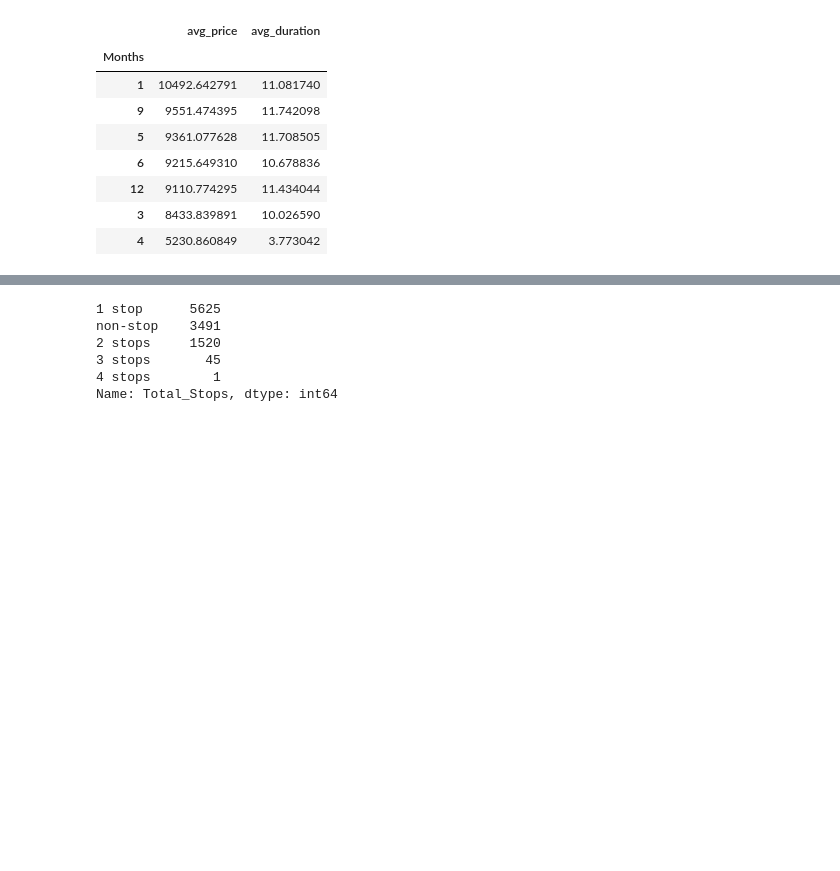
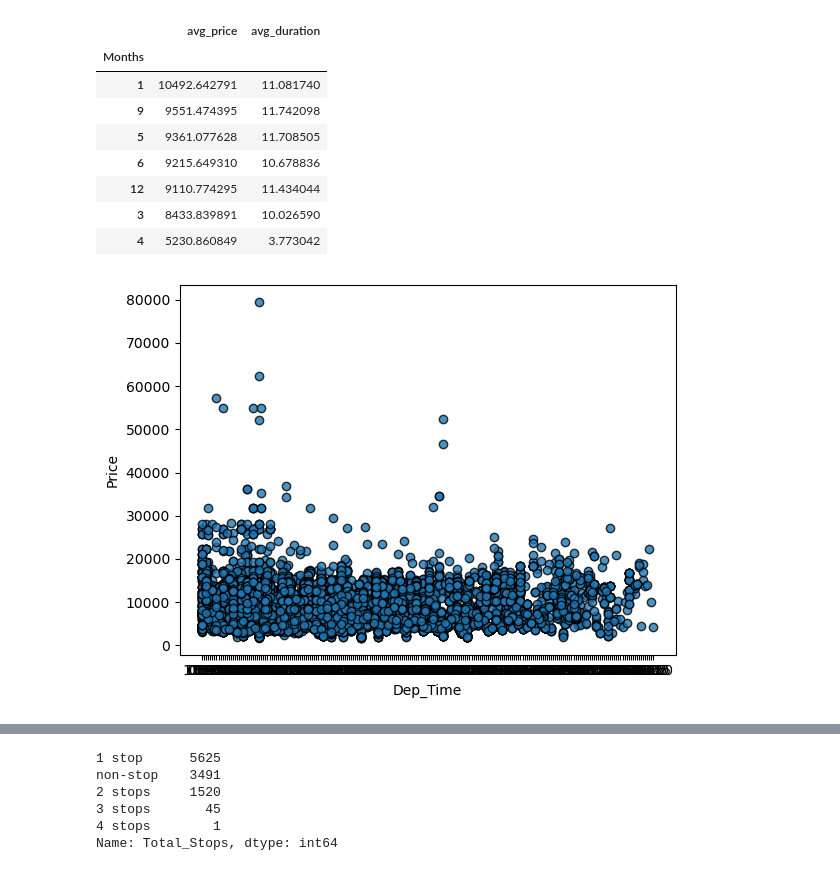
Before and after one commit to mehratif1/Flight_Price_Analysis, a Jupyter notebook: Project1Megha.ipynb, the cells around one changed output, grey strips where cells are left out. Drawn from its saved outputs; the diff is of its cells as text; code cells hidden in the pictures; blank space fills up the shorter version.

```diff
--- a/Project1Megha.ipynb
+++ b/Project1Megha.ipynb
@@ -299,3 +299,19 @@ df.groupby("Months").agg(avg_price = ("Price", "mean"), avg_duration = ("Duratio
 | 12 | 9110.774295 | 11.434044 |
 | 3 | 8433.839891 | 10.026590 |
 | 4 | 5230.860849 | 3.773042 |
+# %%
+plt.scatter(df["Dep_Time"],df["Price"],edgecolor="black", marker='o', alpha=0.8)
+
+# Incorporate the other graph properties
+#plt.title("Total_Stops vs Price)
+plt.ylabel("Price")
+plt.xlabel("Dep_Time")
+#plt.grid(True)
+
+# Save the figure
+plt.savefig("../project1-team1/Fig6.png")
+
+# Show plot
+plt.show()
+# %% [output]
+[figure, added]
```
Also changed, not shown: parts of 1 cell of this notebook, 1 other file.
